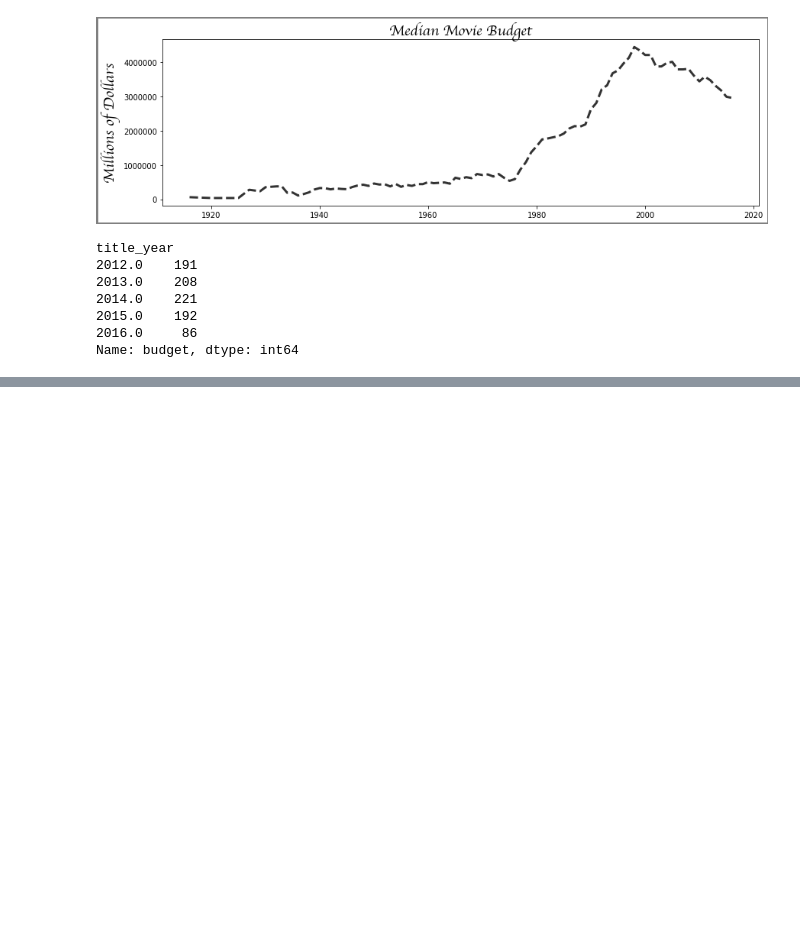
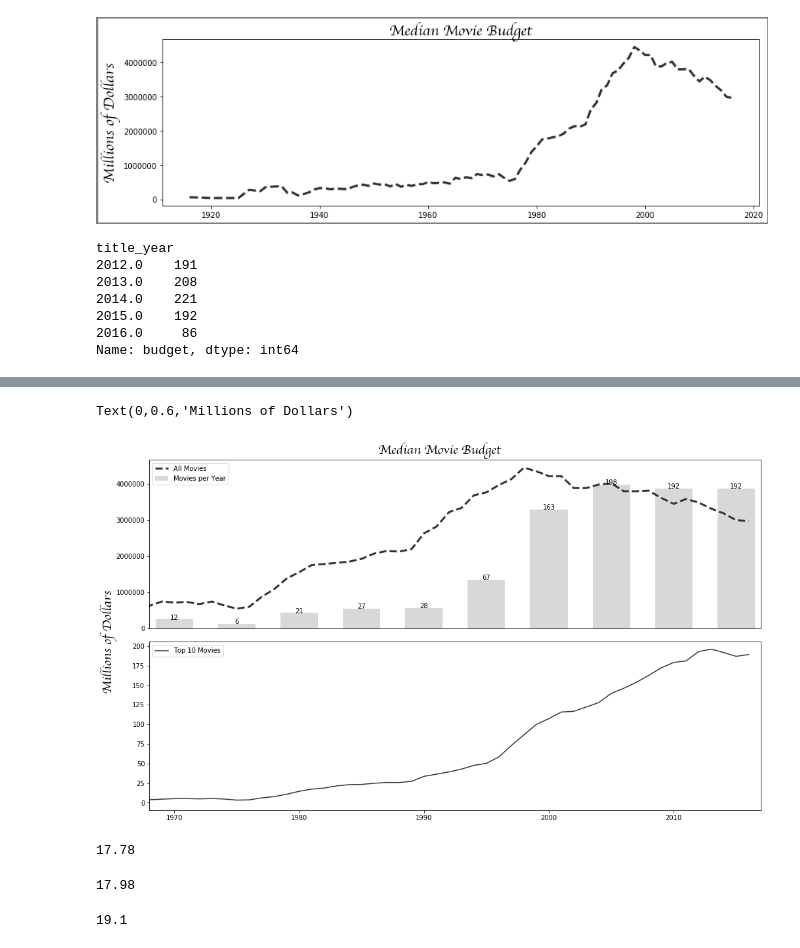
Before and after one commit to davetlewis-van/Pandas-Cookbook, a Jupyter notebook: Visualization.ipynb, the cells around one changed output, grey strips where cells are left out. Drawn from its saved outputs; the diff is of its cells as text; code cells hidden in the pictures; blank space fills up the shorter version.

```diff
--- a/Visualization.ipynb
+++ b/Visualization.ipynb
@@ -216,0 +231,6 @@ Name: budget, dtype: int64
+# %%
+top10 = movie.sort_values('budget', ascending=False) \
+             .groupby('title_year')['budget'] \
+             .apply(lambda x: x.iloc[:10].median() / 1e6)
+top10_roll = top10.rolling(5, min_periods=1).mean()
+top10_roll.tail()
@@ -216,0 +245,19 @@ Name: budget, dtype: int64
+# %%
+fig2, ax_array = plt.subplots(2, 1, figsize=(14,8), sharex=True)
+ax1 = ax_array[0]
+ax2 = ax_array[1]
+ax1.plot(years, budget, linestyle='--', linewidth=3, color='.2', label='All Movies')
+ax1.bar(years_5, ct_norm_5, 3, facecolor='.5', alpha=.3, label='Movies per Year')
+ax1.legend(loc='upper left')
+ax1.set_xlim(1968, 2017)
+plt.setp(ax1.get_xticklines(), visible=False)
+for x, y, v in zip(years_5, ct_norm_5, ct_5):
+    ax1.text(x, y + .5, str(v), ha='center')
+ax2.plot(years, top10_roll.values, color='.2', label='Top 10 Movies')
+ax2.legend(loc='upper left')
+fig2.tight_layout()
+fig2.suptitle('Median Movie Budget', y=1.02, **text_kwargs)
+fig2.text(0, .6, 'Millions of Dollars', rotation='vertical', ha='center', **text_kwargs)
+# %% [output]
+Text(0,0.6,'Millions of Dollars')
+[figure, added]
@@ -216,0 +268,4 @@ Name: budget, dtype: int64
+# %%
+med_budget.loc[2012:2016].mean()
+# %% [output]
+17.78
@@ -216,0 +275,8 @@ Name: budget, dtype: int64
+# %%
+med_budget.loc[2011:2015].mean()
+# %% [output]
+17.98
+# %%
+med_budget.loc[2010:2014].mean()
+# %% [output]
+19.1
```
Also changed, not shown: parts of 19 cells of this notebook.
